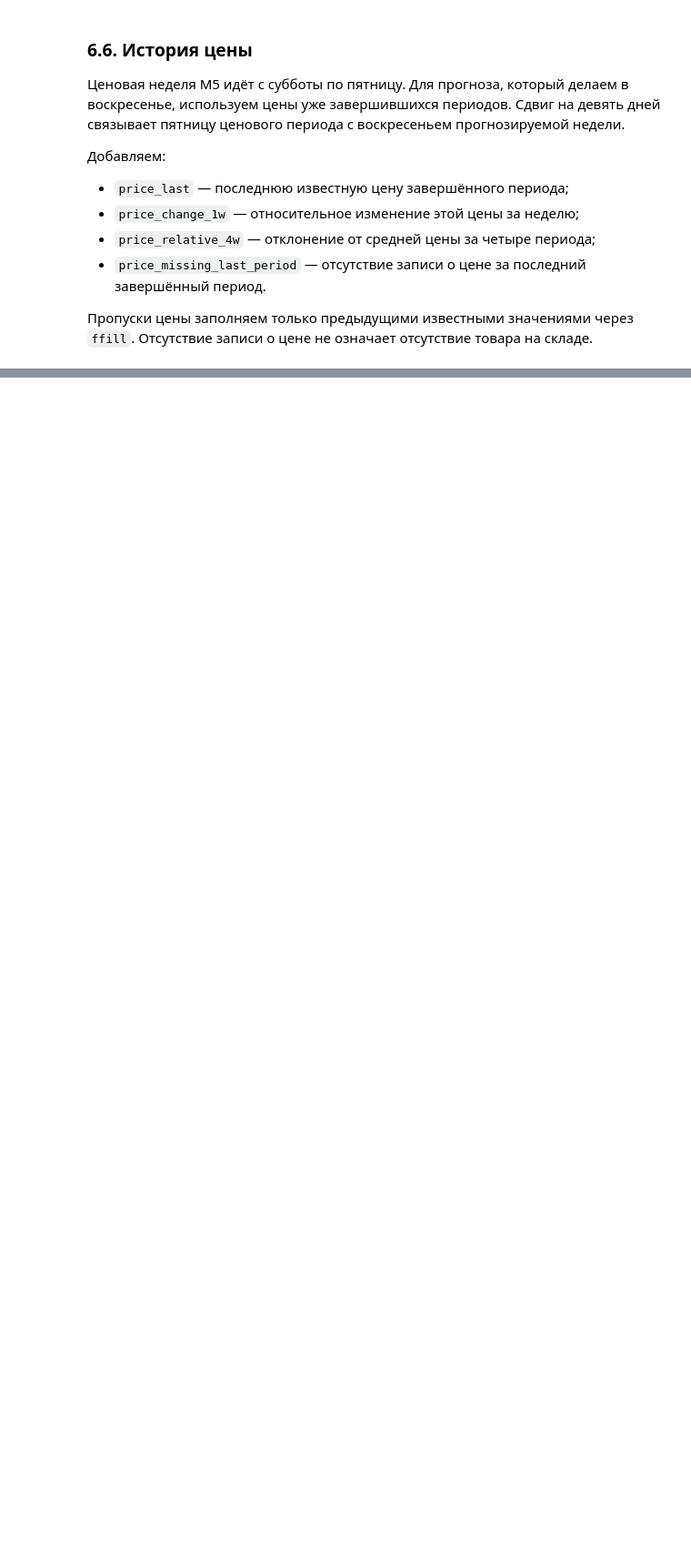
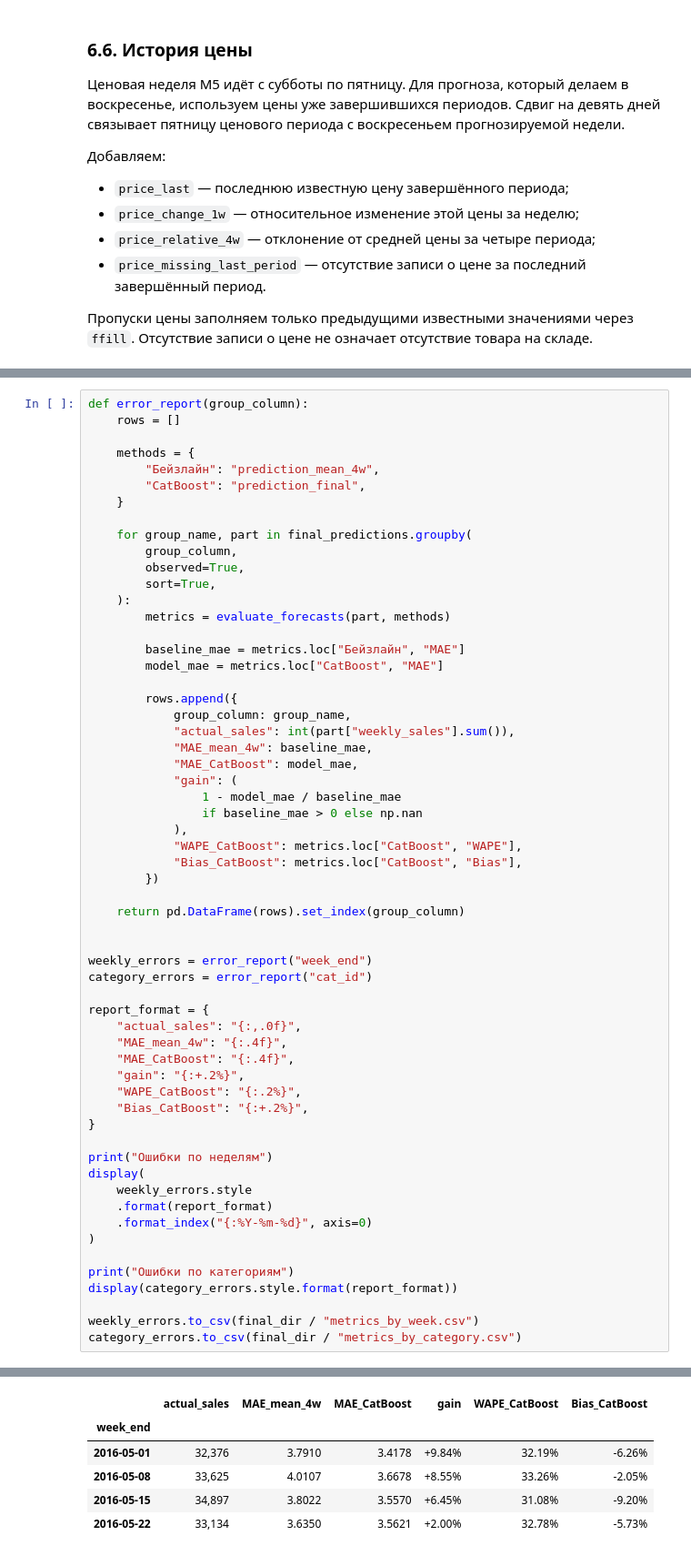
Before and after one commit to dannya220/demand-planner, a Jupyter notebook: notebooks/02_scaling.ipynb, the cells around one changed output, grey strips where cells are left out. Shown at 91% size. Drawn from its saved outputs; the diff is of its cells as text; blank space fills up the shorter version.

```diff
--- a/notebooks/02_scaling.ipynb
+++ b/notebooks/02_scaling.ipynb
@@ -1067,0 +2402,60 @@ Shrink model to first 1127 iterations.
+# %%
+def error_report(group_column):
+    rows = []
+
+    methods = {
+        "Бейзлайн": "prediction_mean_4w",
+        "CatBoost": "prediction_final",
+    }
+
+    for group_name, part in final_predictions.groupby(
+        group_column,
+        observed=True,
+        sort=True,
+    ):
+        metrics = evaluate_forecasts(part, methods)
+
+        baseline_mae = metrics.loc["Бейзлайн", "MAE"]
+        model_mae = metrics.loc["CatBoost", "MAE"]
+
+        rows.append({
+            group_column: group_name,
+            "actual_sales": int(part["weekly_sales"].sum()),
+            "MAE_mean_4w": baseline_mae,
+            "MAE_CatBoost": model_mae,
+            "gain": (
+                1 - model_mae / baseline_mae
+                if baseline_mae > 0 else np.nan
+            ),
+            "WAPE_CatBoost": metrics.loc["CatBoost", "WAPE"],
+            "Bias_CatBoost": metrics.loc["CatBoost", "Bias"],
+        })
+
+    return pd.DataFrame(rows).set_index(group_column)
+
+
+weekly_errors = error_report("week_end")
+category_errors = error_report("cat_id")
+
+report_format = {
+    "actual_sales": "{:,.0f}",
+    "MAE_mean_4w": "{:.4f}",
+    "MAE_CatBoost": "{:.4f}",
+    "gain": "{:+.2%}",
+    "WAPE_CatBoost": "{:.2%}",
+    "Bias_CatBoost": "{:+.2%}",
+}
+
+print("Ошибки по неделям")
+display(
+    weekly_errors.style
+    .format(report_format)
+    .format_index("{:%Y-%m-%d}", axis=0)
+)
+
+print("Ошибки по категориям")
+display(category_errors.style.format(report_format))
+
+weekly_errors.to_csv(final_dir / "metrics_by_week.csv")
+category_errors.to_csv(final_dir / "metrics_by_category.csv")
+# %% [output]
@@ -1067,0 +2463,6 @@ Shrink model to first 1127 iterations.
+|  | actual_sales | MAE_mean_4w | MAE_CatBoost | gain | WAPE_CatBoost | Bias_CatBoost |
+| week_end |  |  |  |  |  |  |
+| 2016-05-01 | 32,376 | 3.7910 | 3.4178 | +9.84% | 32.19% | -6.26% |
+| 2016-05-08 | 33,625 | 4.0107 | 3.6678 | +8.55% | 33.26% | -2.05% |
+| 2016-05-15 | 34,897 | 3.8022 | 3.5570 | +6.45% | 31.08% | -9.20% |
+| 2016-05-22 | 33,134 | 3.6350 | 3.5621 | +2.00% | 32.78% | -5.73% |
```
Also changed, not shown: parts of 62 cells of this notebook, 10 other files.
